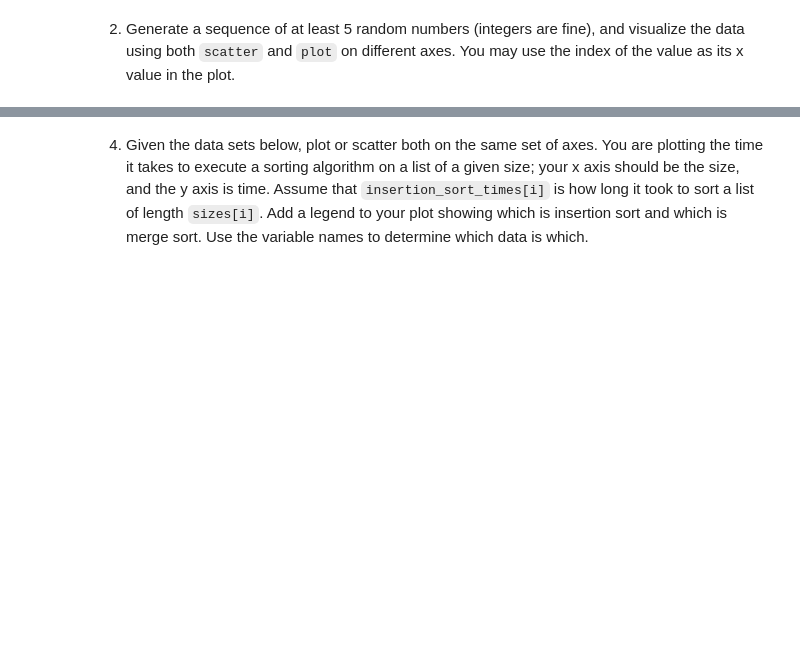
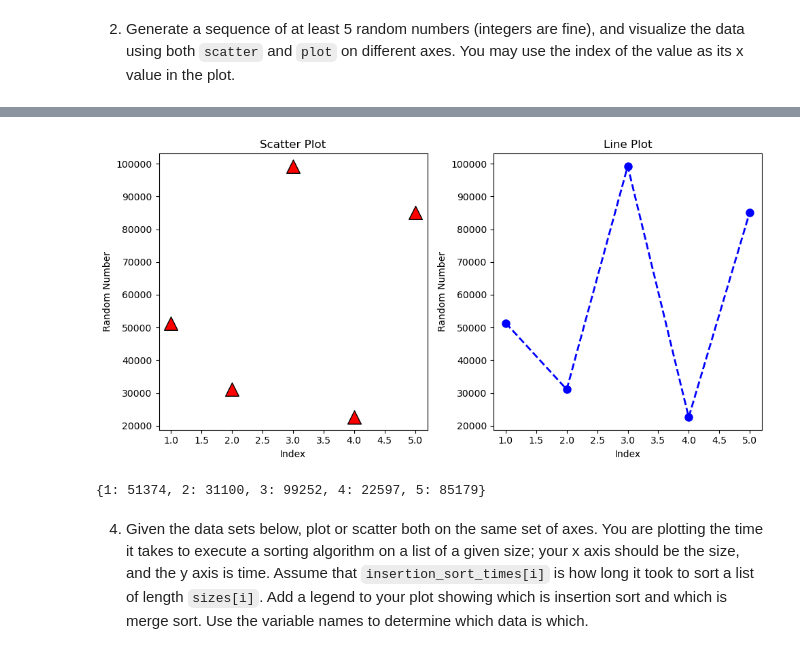
Before and after one commit to jrandl/pyplot, a Jupyter notebook: pyplot.ipynb, the cells around one changed output, grey strips where cells are left out. Cells and saved outputs as stored; diff of their text form; code cells hidden in the pictures; blank space fills up the shorter version.

```diff
--- a/pyplot.ipynb
+++ b/pyplot.ipynb
@@ -81,3 +113,35 @@ plt.show()
+# %%
+import random
+import matplotlib.pyplot as plt
+
+numbers = {}
+
+for value in range(1, 6):
+    numbers.setdefault(value, random.randrange(1,100000))
+
+numbers_list = sorted(numbers.items())
+
+x, y = zip(*numbers_list)
+
+fig, (ax1, ax2) = plt.subplots(1, 2, figsize=(10, 5))
+
+ax1.scatter(x, y, c='red', marker='^', s=200, edgecolors='black', linewidths=1)
+ax1.set_title('Scatter Plot')
+ax1.set_xlabel('Index')
+ax1.set_ylabel('Random Number')
+
+ax2.plot(x, y, c='blue', linestyle='--', marker='o', markersize=8, linewidth=2)
+ax2.set_title('Line Plot')
+ax2.set_xlabel('Index')
+ax2.set_ylabel('Random Number')
+
+plt.tight_layout()
+plt.show()
+
+print(numbers)
+# %% [output]
+[figure, added]
+{1: 51374, 2: 31100, 3: 99252, 4: 22597, 5: 85179}
 # %% [markdown]
 4. Given the data sets below, plot or scatter both on the same set of axes.  You are plotting the time it takes to execute a sorting algorithm on a list of a given size; your x axis should be the size, and the y axis is time.  Assume that `insertion_sort_times[i]` is how long it took to sort a list of length `sizes[i]`.  Add a legend to your plot showing which is insertion sort and which is merge sort.  Use the variable names to determine which data is which.
 # %%
```
Also changed, not shown: parts of 2 cells of this notebook.
